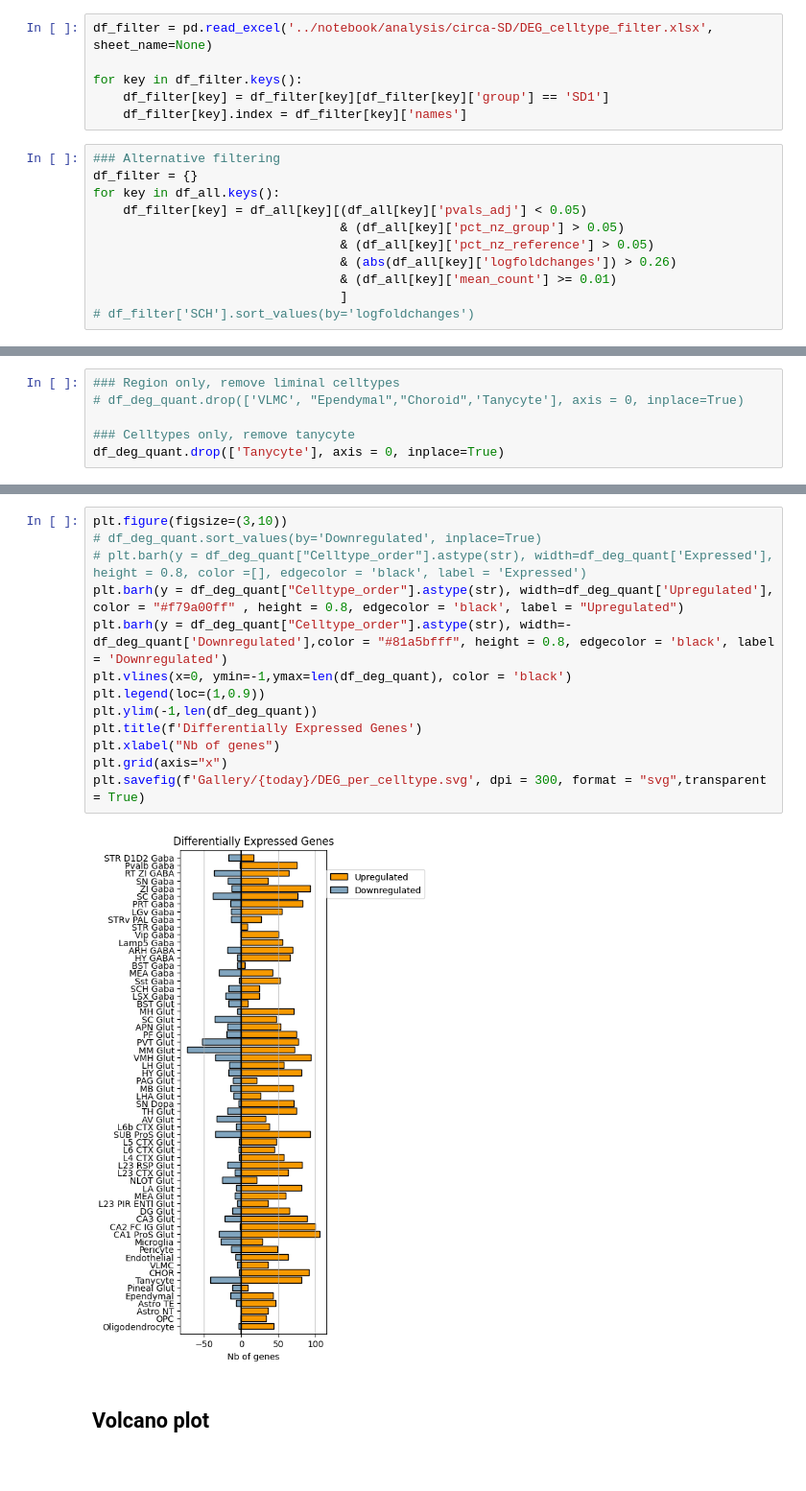
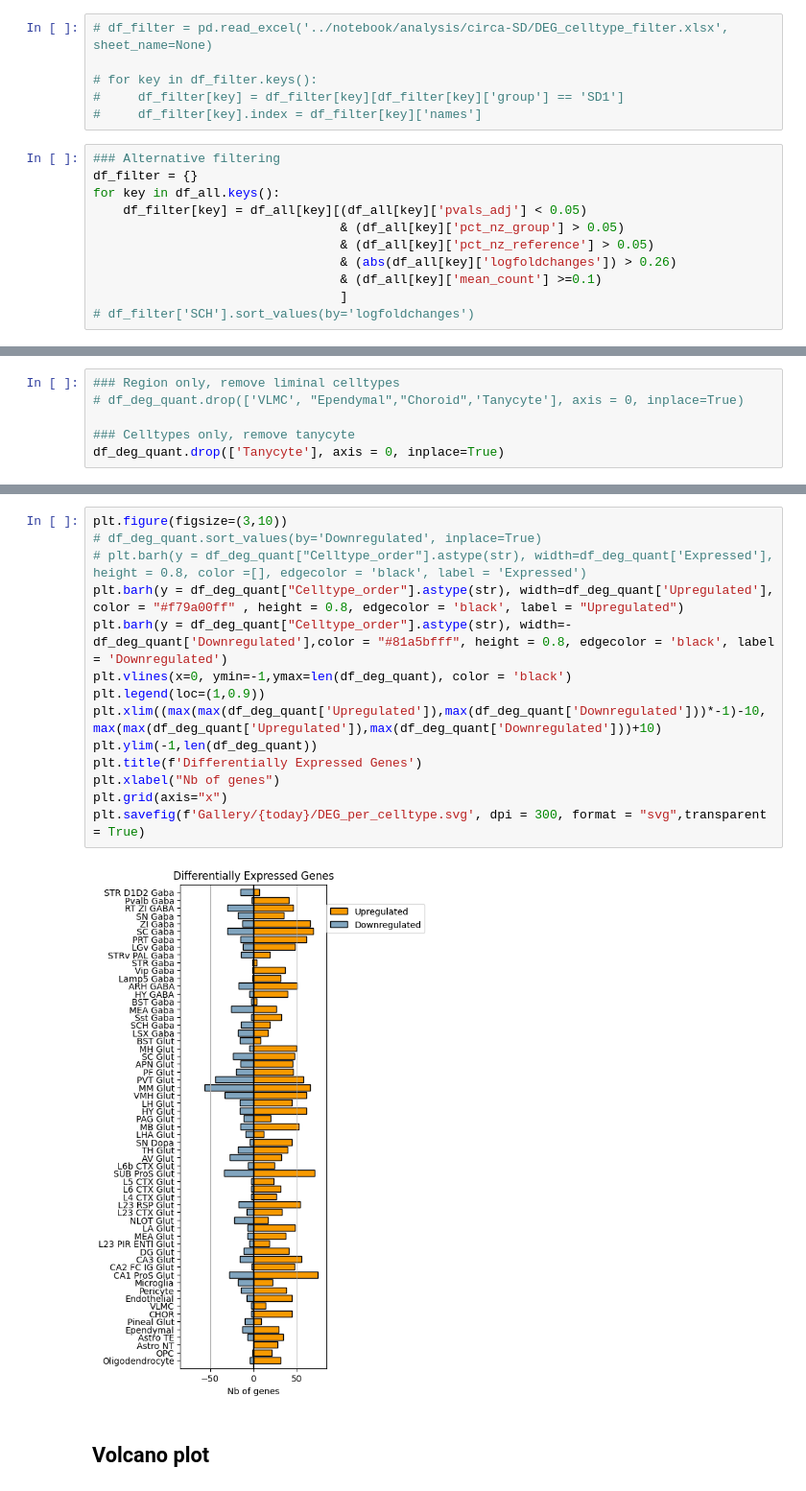
Before and after one commit to Carboneinerte/Pynda_ssc, a Jupyter notebook: v10D_Xenium_Downstream_Analysis_WIP.ipynb, the cells around one changed output, grey strips where cells are left out. Shown at 96% size. Drawn from its saved outputs; the diff is of its cells as text.

```diff
--- a/v10D_Xenium_Downstream_Analysis_WIP.ipynb
+++ b/v10D_Xenium_Downstream_Analysis_WIP.ipynb
@@ -1574,11 +1531,11 @@ for key in df_all.keys():
           ]
     df_all[key].index = df_all[key]['names']
 # %%
-df_filter = pd.read_excel('../notebook/analysis/circa-SD/DEG_celltype_filter.xlsx', sheet_name=None)
+# df_filter = pd.read_excel('../notebook/analysis/circa-SD/DEG_celltype_filter.xlsx', sheet_name=None)
 
-for key in df_filter.keys():
-    df_filter[key] = df_filter[key][df_filter[key]['group'] == 'SD1']
-    df_filter[key].index = df_filter[key]['names']
+# for key in df_filter.keys():
+#     df_filter[key] = df_filter[key][df_filter[key]['group'] == 'SD1']
+#     df_filter[key].index = df_filter[key]['names']
 # %%
 ### Alternative filtering
 df_filter = {}
@@ -1587,7 +1544,7 @@ for key in df_all.keys():
                                  & (df_all[key]['pct_nz_group'] > 0.05)
                                  & (df_all[key]['pct_nz_reference'] > 0.05)
                                  & (abs(df_all[key]['logfoldchanges']) > 0.26)
-                                 & (df_all[key]['mean_count'] >= 0.01)
+                                 & (df_all[key]['mean_count'] >=0.1)
                                  ]
 # df_filter['SCH'].sort_values(by='logfoldchanges')
 # %% [markdown]
@@ -1864,18 +1768,19 @@ df_deg_quant.dropna(axis = 0, inplace= True)
 # %%
 plt.figure(figsize=(3,10))
 # df_deg_quant.sort_values(by='Downregulated', inplace=True)
 # plt.barh(y = df_deg_quant["Celltype_order"].astype(str), width=df_deg_quant['Expressed'], height = 0.8, color =[], edgecolor = 'black', label = 'Expressed')
 plt.barh(y = df_deg_quant["Celltype_order"].astype(str), width=df_deg_quant['Upregulated'], color = "#f79a00ff" , height = 0.8, edgecolor = 'black', label = "Upregulated")
 plt.barh(y = df_deg_quant["Celltype_order"].astype(str), width=-df_deg_quant['Downregulated'],color = "#81a5bfff", height = 0.8, edgecolor = 'black', label = 'Downregulated')
 plt.vlines(x=0, ymin=-1,ymax=len(df_deg_quant), color = 'black')
 plt.legend(loc=(1,0.9))
+plt.xlim((max(max(df_deg_quant['Upregulated']),max(df_deg_quant['Downregulated']))*-1)-10, max(max(df_deg_quant['Upregulated']),max(df_deg_quant['Downregulated']))+10)
 plt.ylim(-1,len(df_deg_quant))
 plt.title(f'Differentially Expressed Genes')
 plt.xlabel("Nb of genes")
 plt.grid(axis="x")
 plt.savefig(f'Gallery/{today}/DEG_per_celltype.svg', dpi = 300, format = "svg",transparent = True)
 # %% [output]
-[figure, old version]
+[figure, new version]
 # %% [markdown]
 ## Volcano plot
 # %%
```
Also changed, not shown: parts of 60 cells of this notebook.
